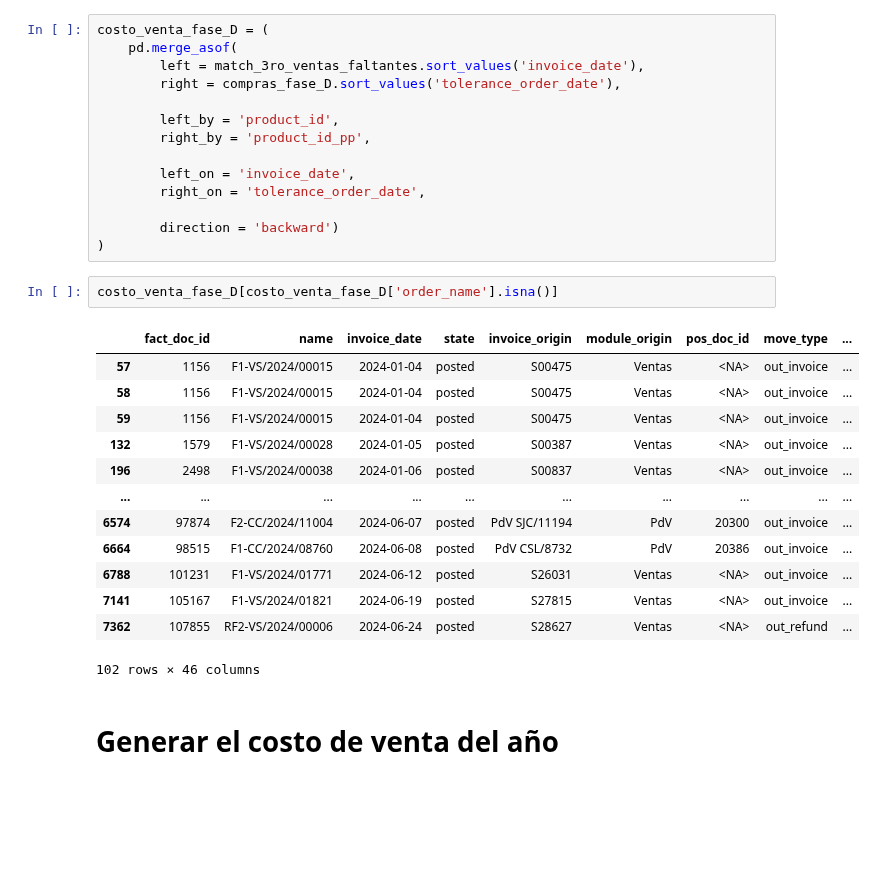
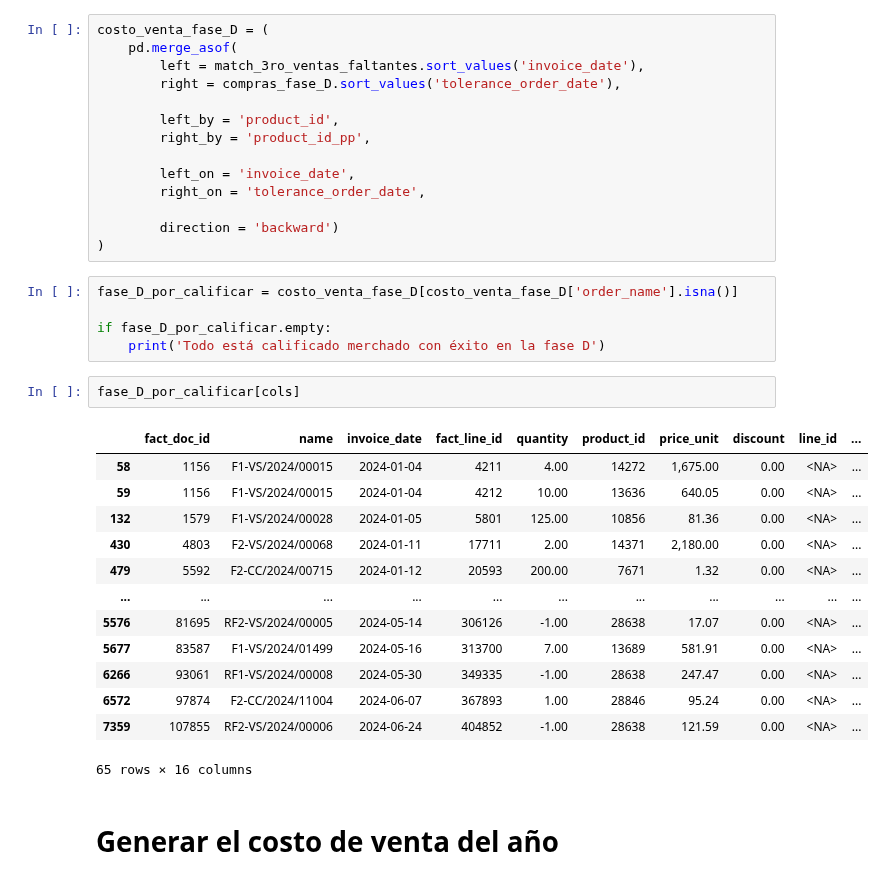
Before and after one commit to ecostichp/odoo_comisiones, a Jupyter notebook: comisiones/algoritmos/algoritmo_costo_de_venta_func.ipynb, the cells around one changed output. Saved outputs shown, nothing was run; the diff lists cells and outputs as text; blank space fills up the shorter version.

```diff
--- a/comisiones/algoritmos/algoritmo_costo_de_venta_func.ipynb
+++ b/comisiones/algoritmos/algoritmo_costo_de_venta_func.ipynb
@@ -616,22 +620,27 @@ costo_venta_fase_D = (
 
         direction = 'backward')
 )
-# %%
-costo_venta_fase_D[costo_venta_fase_D['order_name'].isna()]
-# %% [output]
-|  | fact_doc_id | name | invoice_date | state | invoice_origin | module_origin | pos_doc_id | move_type | ... |
-| 57 | 1156 | F1-VS/2024/00015 | 2024-01-04 | posted | S00475 | Ventas | <NA> | out_invoice | ... |
-| 58 | 1156 | F1-VS/2024/00015 | 2024-01-04 | posted | S00475 | Ventas | <NA> | out_invoice | ... |
-| 59 | 1156 | F1-VS/2024/00015 | 2024-01-04 | posted | S00475 | Ventas | <NA> | out_invoice | ... |
-| 132 | 1579 | F1-VS/2024/00028 | 2024-01-05 | posted | S00387 | Ventas | <NA> | out_invoice | ... |
-| 196 | 2498 | F1-VS/2024/00038 | 2024-01-06 | posted | S00837 | Ventas | <NA> | out_invoice | ... |
-| ... | ... | ... | ... | ... | ... | ... | ... | ... | ... |
-| 6574 | 97874 | F2-CC/2024/11004 | 2024-06-07 | posted | PdV SJC/11194 | PdV | 20300 | out_invoice | ... |
-| 6664 | 98515 | F1-CC/2024/08760 | 2024-06-08 | posted | PdV CSL/8732 | PdV | 20386 | out_invoice | ... |
-| 6788 | 101231 | F1-VS/2024/01771 | 2024-06-12 | posted | S26031 | Ventas | <NA> | out_invoice | ... |
-| 7141 | 105167 | F1-VS/2024/01821 | 2024-06-19 | posted | S27815 | Ventas | <NA> | out_invoice | ... |
-| 7362 | 107855 | RF2-VS/2024/00006 | 2024-06-24 | posted | S28627 | Ventas | <NA> | out_refund | ... |
-102 rows × 46 columns
+# %%
+fase_D_por_calificar = costo_venta_fase_D[costo_venta_fase_D['order_name'].isna()]
+
+if fase_D_por_calificar.empty:
+    print('Todo está calificado merchado con éxito en la fase D')
+# %%
+fase_D_por_calificar[cols]
+# %% [output]
+|  | fact_doc_id | name | invoice_date | fact_line_id | quantity | product_id | price_unit | discount | line_id | ... |
+| 58 | 1156 | F1-VS/2024/00015 | 2024-01-04 | 4211 | 4.00 | 14272 | 1,675.00 | 0.00 | <NA> | ... |
+| 59 | 1156 | F1-VS/2024/00015 | 2024-01-04 | 4212 | 10.00 | 13636 | 640.05 | 0.00 | <NA> | ... |
+| 132 | 1579 | F1-VS/2024/00028 | 2024-01-05 | 5801 | 125.00 | 10856 | 81.36 | 0.00 | <NA> | ... |
+| 430 | 4803 | F2-VS/2024/00068 | 2024-01-11 | 17711 | 2.00 | 14371 | 2,180.00 | 0.00 | <NA> | ... |
+| 479 | 5592 | F2-CC/2024/00715 | 2024-01-12 | 20593 | 200.00 | 7671 | 1.32 | 0.00 | <NA> | ... |
+| ... | ... | ... | ... | ... | ... | ... | ... | ... | ... | ... |
+| 5576 | 81695 | RF2-VS/2024/00005 | 2024-05-14 | 306126 | -1.00 | 28638 | 17.07 | 0.00 | <NA> | ... |
+| 5677 | 83587 | F1-VS/2024/01499 | 2024-05-16 | 313700 | 7.00 | 13689 | 581.91 | 0.00 | <NA> | ... |
+| 6266 | 93061 | RF1-VS/2024/00008 | 2024-05-30 | 349335 | -1.00 | 28638 | 247.47 | 0.00 | <NA> | ... |
+| 6572 | 97874 | F2-CC/2024/11004 | 2024-06-07 | 367893 | 1.00 | 28846 | 95.24 | 0.00 | <NA> | ... |
+| 7359 | 107855 | RF2-VS/2024/00006 | 2024-06-24 | 404852 | -1.00 | 28638 | 121.59 | 0.00 | <NA> | ... |
+65 rows × 16 columns
 # %% [markdown]
 # Generar el costo de venta del año
 # %% [markdown]
```
Also changed, not shown: parts of 14 cells of this notebook, 1 other file.
